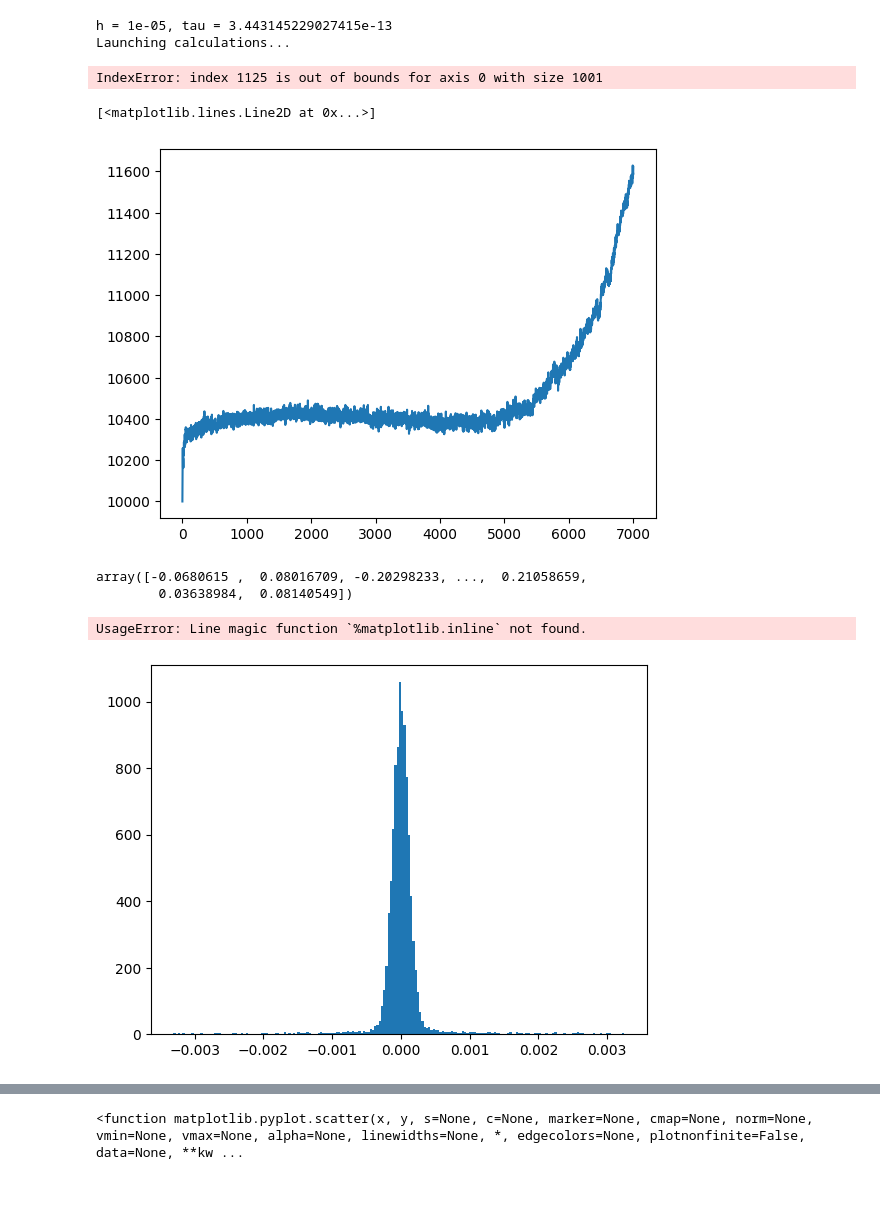
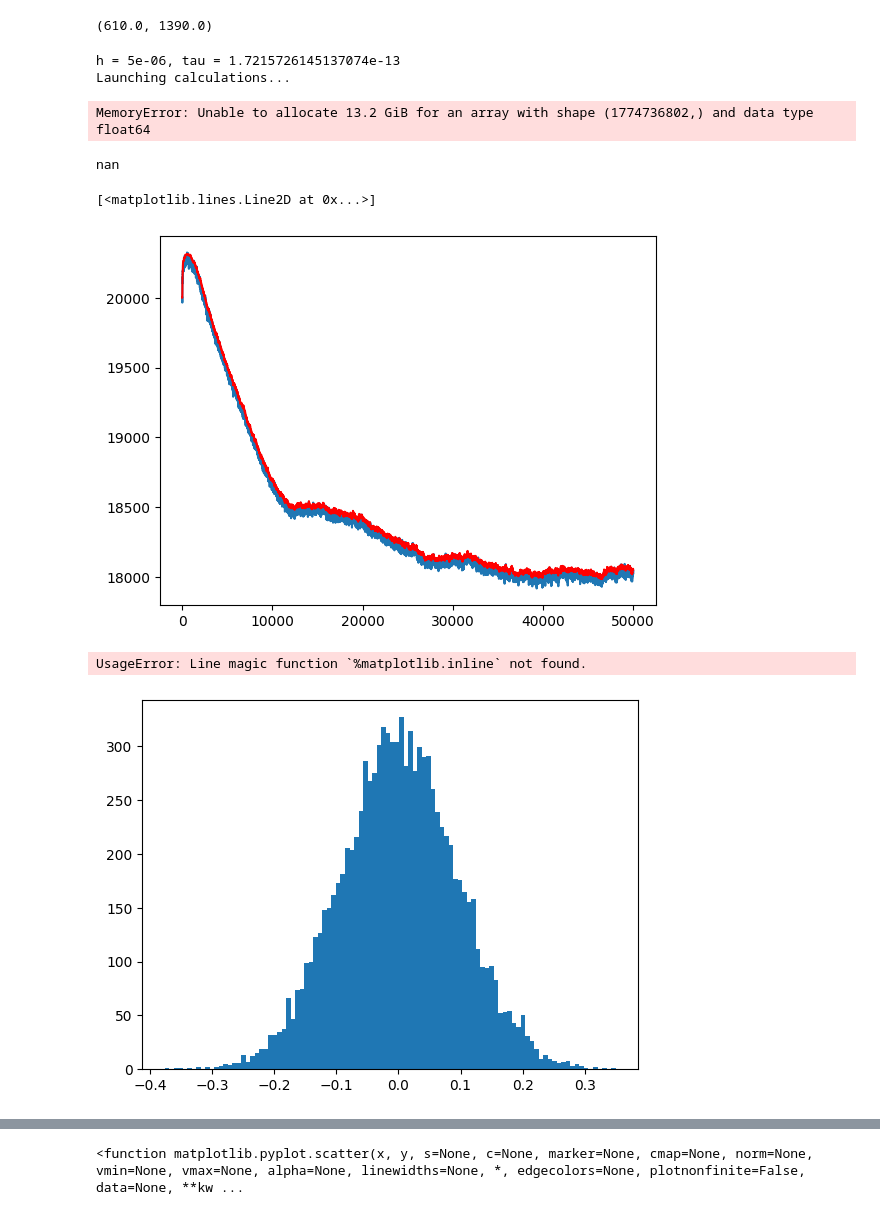
Before and after one commit to setupishe/PlasmaPython, a Jupyter notebook: runs/test100.ipynb, the cells around one changed output, grey strips where cells are left out. Cells and saved outputs as stored; diff of their text form; code cells hidden in the pictures.

```diff
--- a/runs/test100.ipynb
+++ b/runs/test100.ipynb
@@ -39,16 +62,16 @@ constants = {
 }
 
 numerical = {
-    'N_x': 1000,                # Number of grid points
-    'N_p': 10000,               # Number of particles
+    'N_x': 2000,                # Number of grid points
+    'N_p': 20000,               # Number of particles
     'tau': 5e-13,               # Time step size
 
     'oscill_factor': 0.01,       # Factor for adjusting the plasma time step size
-    'debye_factor': 0.1,         # Factor for adjusting the grid spacing based on Debye length
+    'debye_factor': 0.33,         # Factor for adjusting the grid spacing based on Debye length
     'courant_factor': 0.25,     # Factor for adjusting the Courant time step size
 
     'integral_points': 100000,  # pool size to pick random velocities from
-    'time_iterations': 3000000,   #number of time steps
+    'time_iterations': 1000000,   #number of time steps
     "pumping_windows": 12       #number of sliding windows for pumping algorythm
 }
 
@@ -57,20 +80,22 @@ geometry = {
 
     'left_border': 0.1,         # Left wall
     'right_border': 0.9,        # Right wall
-    'neutral_range': (200, 800) # Range to apply pumping and maxwellisation
+    'neutral_range': (400, 1600) # Range to apply pumping and maxwellisation
 }
 
 modes = {
     'maxwellise': True,         # Flag for applying maxwellisation
-    'pumping': True,            # Flag for considering particles pumping
-    'saving': True,              # Flag for saving simulation data
+    'pumping': False,            # Flag for considering particles pumping
+    'saving': True,             # Flag for saving simulation data
+    'injection': True,          # Flag for saving simulation data
     'add_datetime': True
 }
 
 periods = {
     "saving": 100,              # Steps between saving simulation data
     "pumping": 500,             # Steps between applying pumping
-    "maxwellise": 500           # Steps between applying Maxwellian distribution
+    "maxwellise": 500,           # Steps between applying Maxwellian distribution
+    "pumping_offset": 0       #time step after which pumping is activated
 }
 
 filenames = {
@@ -97,9 +130,13 @@ Particles are already denormalized
+# %%
+calc_dict["n_range"]
+# %% [output]
+(610.0, 1390.0)
 # %%
 main_cycle(electrons, ions, nodes, walls, calc_dict)
 # %% [output]
-h = 1e-05, tau = 3.443145229027415e-13
+h = 5e-06, tau = 1.7215726145137074e-13
 Launching calculations...
-IndexError: index 1125 is out of bounds for axis 0 with size 1001
+MemoryError: Unable to allocate 13.2 GiB for an array with shape (1774736802,) and data type float64
 # %%
 electrons_over_time = []
 ions_over_time = []
@@ -110,7 +147,7 @@ phi_over_time = []
 e_over_time = []
 e_distr = []
 i_distr = []
-for i, nodes, particles, walls in loop_over_states(logpath):
+for i, nodes, particles, walls in loop_over_states(calc_dict["filenames"]["system_states"]):
     electrons_over_time.append(particles[0].n_macro)
     ions_over_time.append(particles[1].n_macro)
     e_conc_history.append(nodes.conc_e.copy())
@@ -120,22 +157,22 @@ for i, nodes, particles, walls in loop_over_states(logpath):
     e_distr.append(particles[0].v.copy())
     i_distr.append(particles[1].v.copy())
     phi_center.append(nodes.phi[500])
+# %%
+np.mean(phi_center[6000:])
+# %% [output]
+nan
 # %%
 plt.plot(electrons_over_time)
+plt.plot(ions_over_time, color='r')
 # %% [output]
 [<matplotlib.lines.Line2D at 0x...>]
-[figure, old version]
+[figure, new version]
-# %%
-e_distr[-1]
-# %% [output]
-array([-0.0680615 ,  0.08016709, -0.20298233, ...,  0.21058659,
-        0.03638984,  0.08140549])
 # %%
-plt.hist(i_distr[-1], bins=200)
+plt.hist(e_distr[0], bins=100)
 %matplotlib.inline
 # %% [output]
 UsageError: Line magic function `%matplotlib.inline` not found.
-[figure, old version]
+[figure, new version]
 # %%
 plt.plot(e_over_time[-1])
 # %% [output]
```
Also changed, not shown: parts of 9 cells of this notebook, 19 other files.
